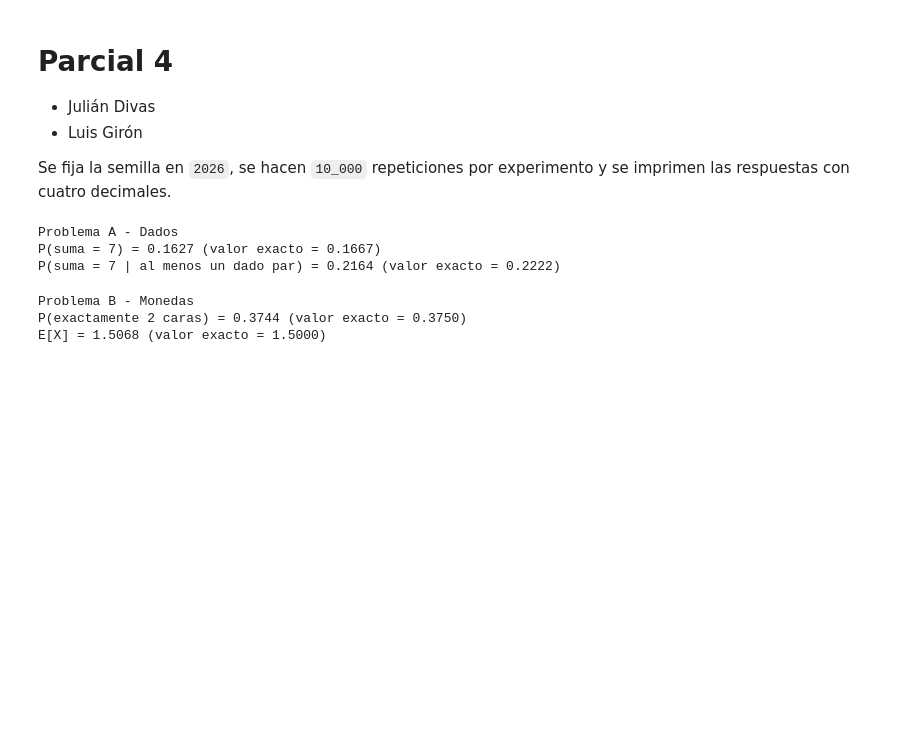
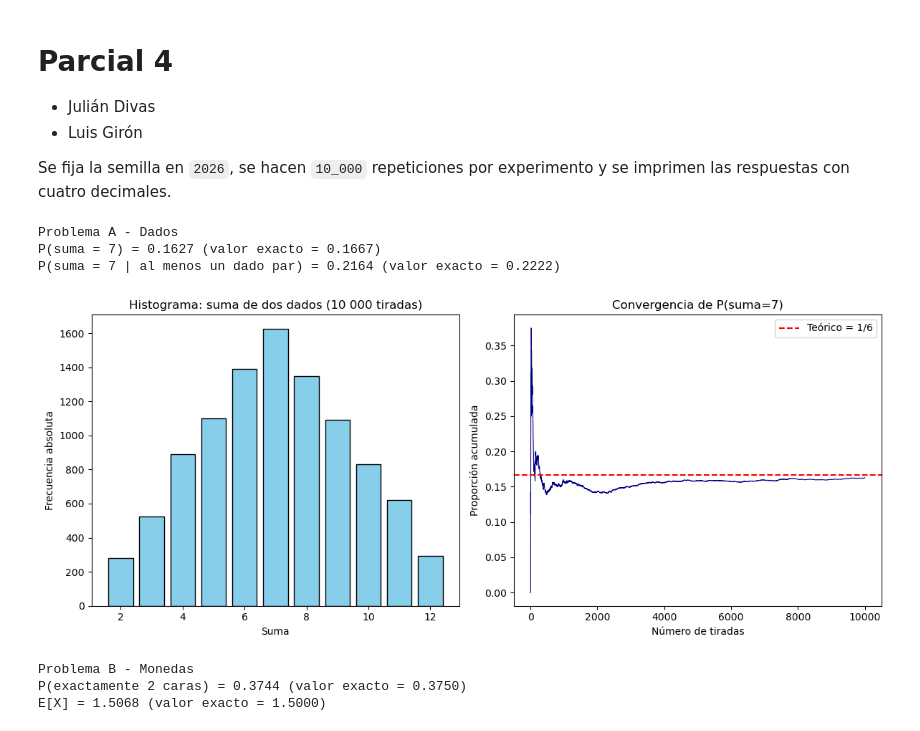
Before and after one commit to Teoria-de-Probabilidades/Parcial-4, a Jupyter notebook: Parcial 4.ipynb, the cells around one changed output. Drawn from its saved outputs; the diff is of its cells as text; code cells hidden in the pictures; blank space fills up the shorter version.

```diff
--- a/Parcial 4.ipynb
+++ b/Parcial 4.ipynb
@@ -42,6 +42,43 @@ print()
 Problema A - Dados
 P(suma = 7) = 0.1627 (valor exacto = 0.1667)
 P(suma = 7 | al menos un dado par) = 0.2164 (valor exacto = 0.2222)
+# %%
+# ============================================================
+# Gráficos - Problema A (Dados)
+# ============================================================
+# Importar matplotlib para graficar.
+import matplotlib.pyplot as plt
+# Calcular frecuencias de las sumas (2..12) usando numpy.
+valores, conteos = np.unique(suma_dados, return_counts=True)
+# Preparar figura para dos subplots: histograma y convergencia.
+plt.figure(figsize=(12, 5))
+# Subplot 1: histograma de la suma de los dos dados.
+plt.subplot(1, 2, 1)  # primera de dos columnas
+# Graficar barras con las frecuencias absolutas.
+plt.bar(valores, conteos, color='skyblue', edgecolor='black')
+# Título y etiquetas.
+plt.title('Histograma: suma de dos dados (10 000 tiradas)')
+plt.xlabel('Suma')
+plt.ylabel('Frecuencia absoluta')
+# Subplot 2: convergencia de la proporción de suma==7.
+plt.subplot(1, 2, 2)  # segunda de dos columnas
+# Calcular proporción acumulada de que suma==7.
+proporcion_acumulada = np.cumsum(suma_7) / np.arange(1, len(suma_7) + 1)
+# Graficar la proporción acumulada.
+plt.plot(proporcion_acumulada, lw=0.8, color='navy')
+# Dibujar línea horizontal con el valor teórico 1/6.
+plt.axhline(1/6, color='red', linestyle='--', label='Teórico = 1/6')
+# Etiquetas y título para el subplot de convergencia.
+plt.title('Convergencia de P(suma=7)')
+plt.xlabel('Número de tiradas')
+plt.ylabel('Proporción acumulada')
+plt.legend()
+# Ajustar espacio entre subplots.
+plt.tight_layout()
+# Mostrar la figura en pantalla.
+plt.show()
+# %% [output]
+[figure, added]
 # %%
 # Importar numpy para usar generación aleatoria y operaciones numéricas.
 import numpy as np
```
Also changed, not shown: parts of 3 cells of this notebook.
